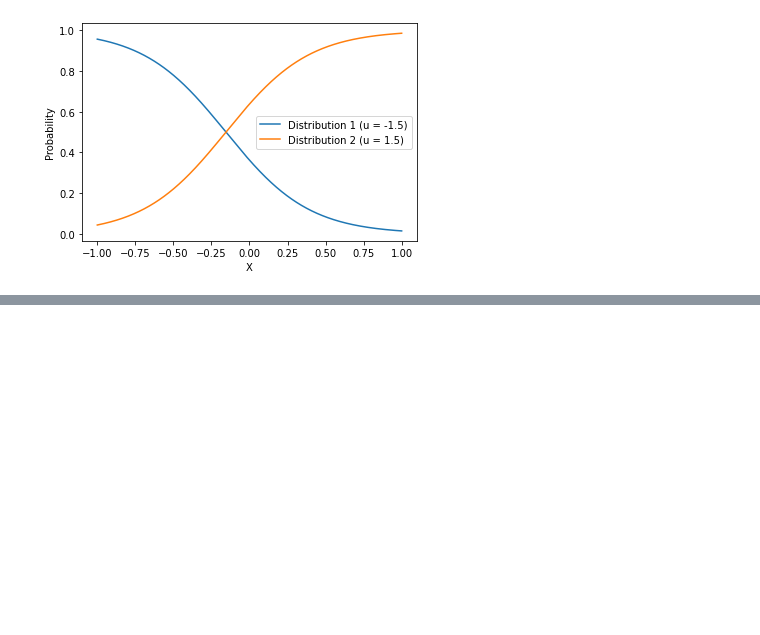
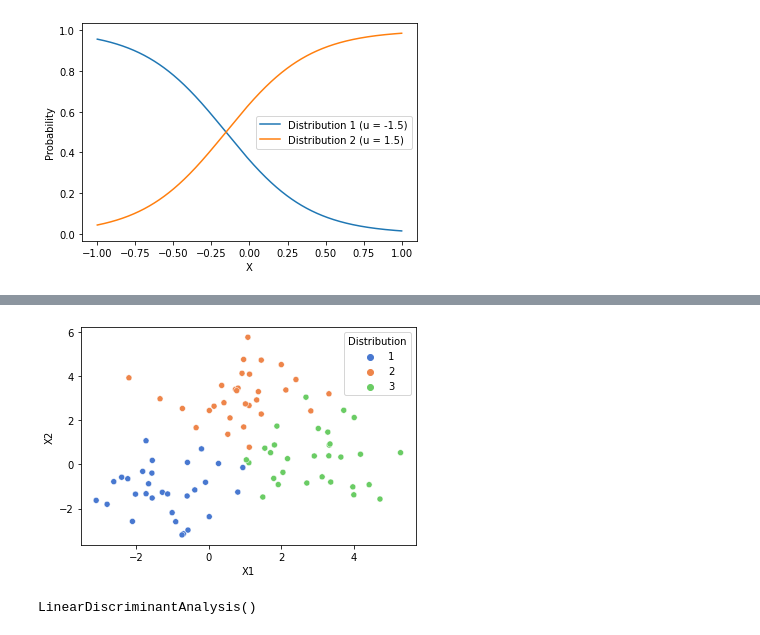
Before and after one commit to ys-lin14/statistical-learning, a Jupyter notebook: 4_classification/4.4_linear_discriminant_analysis.ipynb, the cells around one changed output, grey strips where cells are left out. Saved outputs shown, nothing was run; the diff lists cells and outputs as text; code cells hidden in the pictures; blank space fills up the shorter version.

```diff
--- a/4_classification/4.4_linear_discriminant_analysis.ipynb
+++ b/4_classification/4.4_linear_discriminant_analysis.ipynb
@@ -66,0 +70,38 @@ plt.show()
+# %%
+# multivariate distributions
+np.random.seed(42)
+cov = np.diag(v=[1.5, 1.25])
+means = [[-1, -1], [1, 3], [3, 0]]
+
+X_multivariates = []
+for mean in means:
+    observations = np.random.multivariate_normal(mean=mean, cov=cov, size=n_samples)
+    X_multivariates.append(observations)
+X_multivariate = np.vstack(tuple(X_multivariates))
+
+# y for multivariate X distributions 1, 2 or 3
+y3 = np.full(n_samples, 3)
+y_multivariate = np.hstack((y, y3)).astype(int)
+# %%
+multivariate_data = pd.DataFrame({
+    'X1': X_multivariate[:, 0],
+    'X2': X_multivariate[:, 1],
+    'y': y_multivariate
+})
+multivariate_data['y'] = multivariate_data['y'].astype(int)
+# %%
+multivariate_scatterplot = sns.scatterplot(
+    data=multivariate_data,
+    x='X1',
+    y='X2',
+    hue='y',
+    palette='muted'
+)
+multivariate_scatterplot.legend(title='Distribution')
+plt.show()
+# %% [output]
+[figure, added]
+# %%
+classifier.fit(X_multivariate, y_multivariate)
+# %% [output]
+LinearDiscriminantAnalysis()
```
Also changed, not shown: parts of 6 cells of this notebook.
